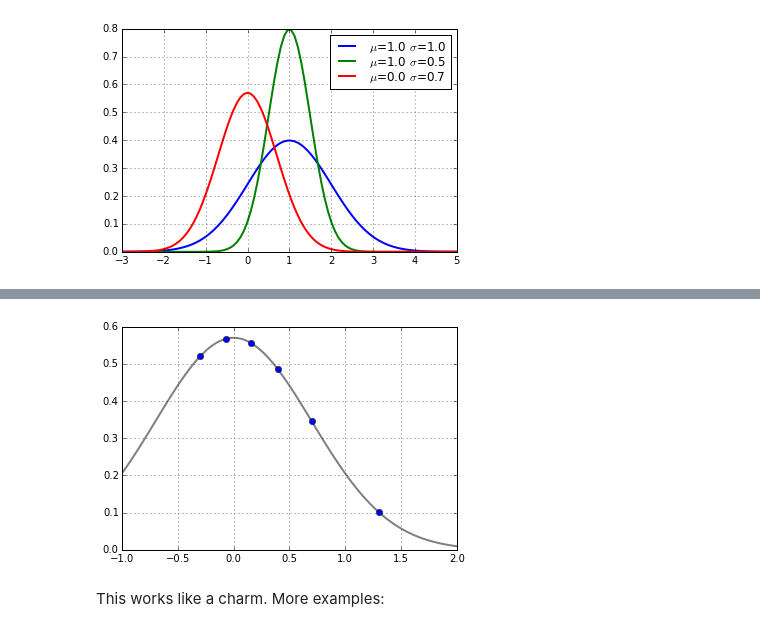
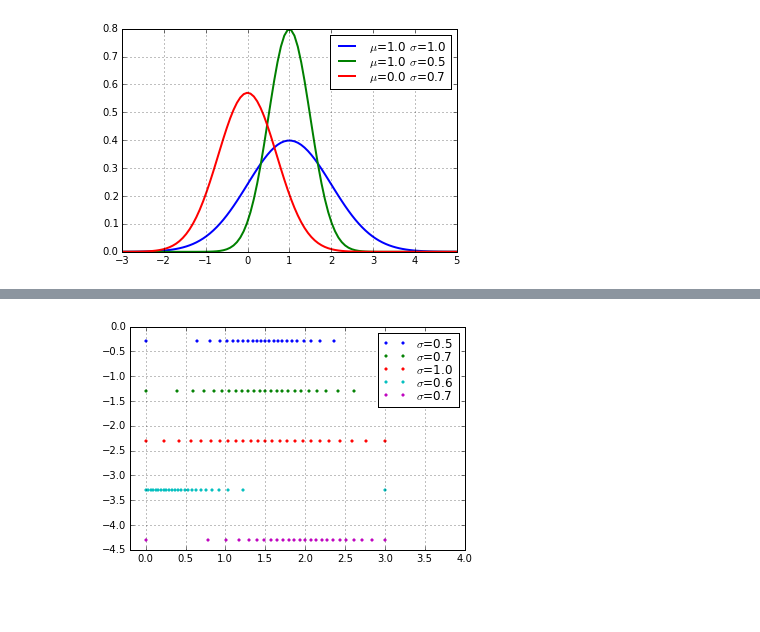
Before and after one commit to s9w/articles, a Jupyter notebook: normalspace.ipynb, the cells around one changed output, grey strips where cells are left out. Cells and saved outputs as stored; diff of their text form; code cells hidden in the pictures; blank space fills up the shorter version.

Commit message:
Cosmetics on the normalspace article

```diff
--- a/normalspace.ipynb
+++ b/normalspace.ipynb
@@ -19,14 +20,11 @@ mpl.rcParams['lines.linewidth'] = 2
 mpl.rcParams['axes.grid'] = True
 mpl.rcParams['legend.labelspacing'] = 0.0
 # %%
-def normal(x, mu, sigma):
-    return 1.0/(sigma*np.sqrt(2*np.pi))*np.exp(-(x-mu)**2.0/(2.0*sigma**2.0))
-
 x = np.linspace(-3, 5, 100)
 parameters = [(1.0, 1.0), (1.0, 0.5), (0.0, 0.7)]
 for mu, sigma in parameters:
-    plt.plot(x, normal(x, mu, sigma), label="$\\mu$={} $\\sigma$={}".format(mu, sigma));
-plt.legend(loc="upper right");
+    plt.plot(x, norm.pdf(x, mu, sigma), label="$\\mu$={} $\\sigma$={}".format(mu, sigma))
+plt.legend();
 # %% [output]
 [figure]
 # %% [markdown]
@@ -40,10 +35,0 @@ That expressions contains the error function, which can be found in NumPy, Boost
-# %%
-from scipy.special import erf, erfinv
-def phi(x, mu, sigma):
-    return 0.5*(1.0+erf((x-mu)/(sigma*np.sqrt(2.0))))
-
-x = np.linspace(-2, 3, 100)
-mu=0.0; sigma=0.7
-plt.plot(x, normal(x, mu, sigma), label="Normal dist")
-plt.plot(x, phi(x, mu, sigma), label="CDF")
-plt.legend(loc="upper right");
@@ -67,0 +36,7 @@ The CDF of our clipped range is given by `phi_clip = phi_min + i*A0` where `i` i
+# %%
+x = np.linspace(-2, 3, 100)
+x_min=0.0; x_max=1.0; mu0=0.0; sigma0=0.7
+plt.plot(x, norm.pdf(x, mu0, sigma0), label="Normal dist")
+plt.fill_between(x, 0, norm.pdf(x, mu0, sigma0), where=(x_max>x)&(x>x_min), alpha=0.15)
+plt.plot(x, norm.cdf(x, mu0, sigma0), label="CDF")
+plt.legend();
@@ -68,16 +53,20 @@ The CDF of our clipped range is given by `phi_clip = phi_min + i*A0` where `i` i
 # %%
+from scipy.special import erfinv
+
 def normalSpace(x_min, x_max, N, mu, sigma):
-    phi_min = phi(x_min, mu, sigma)
-    A = phi(x_max, mu, sigma) - phi_min
+    area_min = norm.cdf(x_min, mu, sigma)
+    area_max = norm.cdf(x_max, mu, sigma)
+    A = area_max - area_min
     A0 = A/(N-1)
-    seq = [np.sqrt(2)*sigma*erfinv((phi_min+i*A0)*2-1)+mu for i in range(0,N)]
+    seq = [np.sqrt(2)*sigma*erfinv((area_min+i*A0)*2-1)+mu for i in range(0,N)]
     return np.asarray(seq)
 
-N = 6
-x_normal = normalSpace(x_min, x_max, N, mu, sigma)
-plt.plot(x, normal(x, mu, sigma), "-", color="gray")
-plt.plot(x_normal, normal(x_normal, mu, sigma), "o");
+fig=plt.subplot(111, xlim=(-0.2,4))
+param_list = [(1.5, 0.5), (1.5, 0.7), (1.5, 1.0), (0.0, 0.6), (2.0, 0.7)]
+for i, (mu, sigma) in enumerate(param_list):
+    x_min=0.0; x_max=3.0; N=25
+    points = normalSpace(x_min, x_max, N, mu, sigma)
+    plt.plot(points, np.full(N, -i-0.3), ".", markersize=5, label="$\sigma$={:.1f}".format(sigma))
+    plt.legend()
 # %% [output]
-[figure, old version]
+[figure, new version]
-# %% [markdown]
-This works like a charm. More examples:
```
Also changed, not shown: parts of 11 cells of this notebook.
